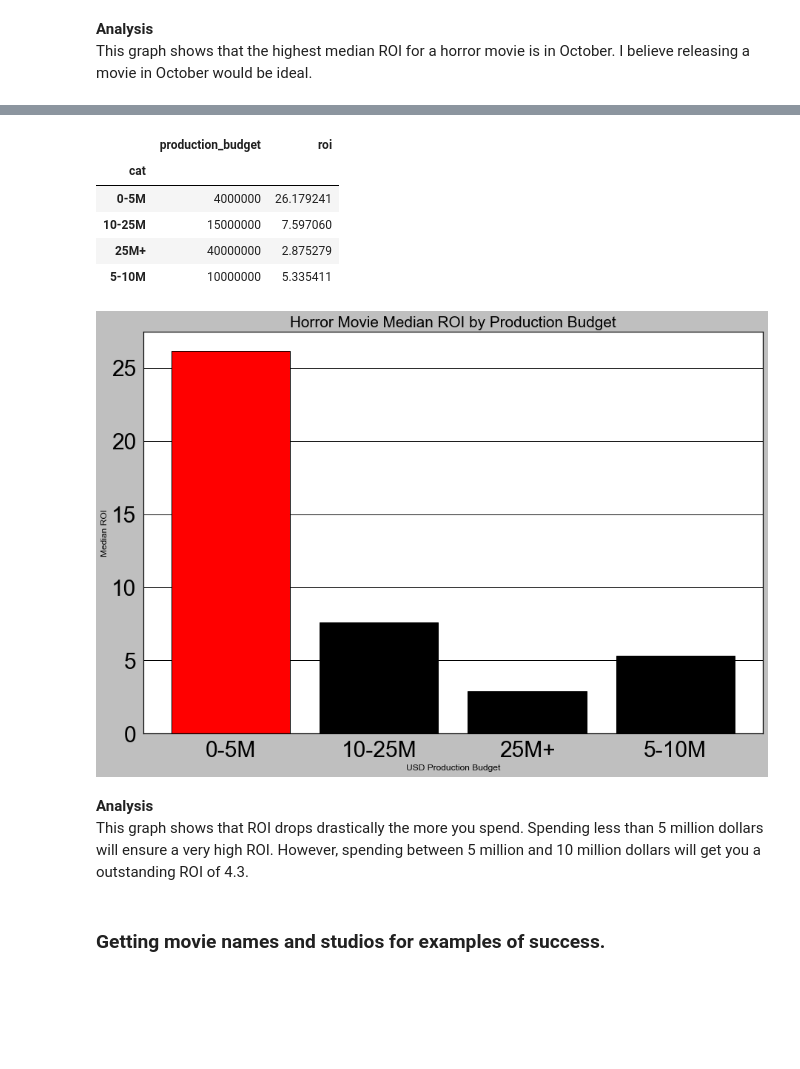
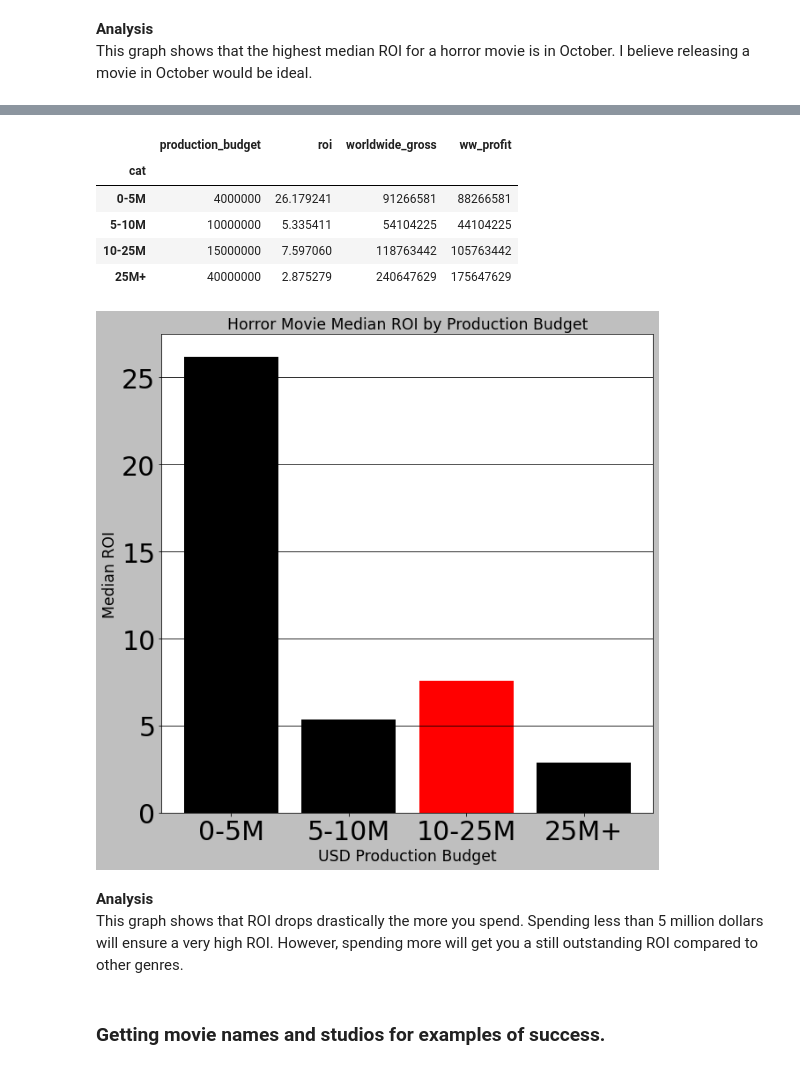
Before and after one commit to bentson1187/dsc-phase-1-project, a Jupyter notebook: Bentson, Brian Phase 1 Project.ipynb, the cells around one changed output, grey strips where cells are left out. Drawn from its saved outputs; the diff is of its cells as text; code cells hidden in the pictures; blank space fills up the shorter version.

```diff
--- a/Bentson, Brian Phase 1 Project.ipynb
+++ b/Bentson, Brian Phase 1 Project.ipynb
@@ -1434,9 +1577,9 @@ Horror/Thriller/Mystery movies are about 28% cheaper to produce
 I will define success of a movie where the roi is greater than or equal to 2 which is that the film has returned 2 times more profit than the initial cost.
 # %%
 #create a new column based off roi which measures success or failure
-movies_df_5_2 = movies_df_genres.loc[:,['genres','roi']]
-movies_df_5_2['Success'] = np.where(movies_df_5_2['roi'] >= 2, True, False)
-movies_df_5_2
+movies_df_5_3 = movies_df_genres.loc[:,['genres','roi']]
+movies_df_5_3['Success'] = np.where(movies_df_5_3['roi'] >= 2, True, False)
+movies_df_5_3
 # %% [output]
 |  | genres | roi | Success |
 | 0 | Adventure | 1.064409 | False |
@@ -1527,0 +1680,4 @@ movies_df_genres
+# %%
+#add success column
+movies_df_genres['Success'] = np.where(movies_df_5_3['roi'] >= 2, True, False)
+movies_df_genres
@@ -1659,0 +1878,6 @@ roi_vs_production_budget
+# %%
+#create a dataframe for analysis
+roi_vs_production_budget = movies_df_horror[['movie','production_budget',
+                                             'roi','worldwide_gross']]
+roi_vs_production_budget['ww_profit'] = roi_vs_production_budget['worldwide_gross'] - roi_vs_production_budget['production_budget']
+roi_vs_production_budget
@@ -1697,33 +1934,34 @@ See the caveats in the documentation: https://pandas.pydata.org/pandas-docs/stab
 # %%
 #creating dataframe to graph roi by quartile production budget
 graph_roi_vs_prod_budget = roi_vs_production_budget.groupby('cat').median()
+graph_roi_vs_prod_budget = graph_roi_vs_prod_budget.reindex(['0-5M','5-10M','10-25M', '25M+'])
 graph_roi_vs_prod_budget
 # %% [output]
-|  | production_budget | roi |
-| cat |  |  |
-| 0-5M | 4000000 | 26.179241 |
-| 10-25M | 15000000 | 7.597060 |
-| 25M+ | 40000000 | 2.875279 |
-| 5-10M | 10000000 | 5.335411 |
+|  | production_budget | roi | worldwide_gross | ww_profit |
+| cat |  |  |  |  |
+| 0-5M | 4000000 | 26.179241 | 91266581 | 88266581 |
+| 5-10M | 10000000 | 5.335411 | 54104225 | 44104225 |
+| 10-25M | 15000000 | 7.597060 | 118763442 | 105763442 |
+| 25M+ | 40000000 | 2.875279 | 240647629 | 175647629 |
 # %%
 #create a barplot showing the median roi by production_budget quartile
-fig, ax = plt.subplots(figsize=(15,10))
+fig, ax = plt.subplots(figsize=(10,10))
 x=graph_roi_vs_prod_budget.index
 y=graph_roi_vs_prod_budget['roi']
 
-ax.bar(x=x, height=y, color=['red','black','black','black'])
+ax.bar(x=x, height=y, color=['black','black','red','black'])
 
 ax.set_title('Horror Movie Median ROI by Production Budget', fontsize='xx-large')
-ax.set_xlabel('USD Production Budget')
-ax.set_ylabel('Median ROI')
+ax.set_xlabel('USD Production Budget',fontsize='xx-large')
+ax.set_ylabel('Median ROI',fontsize='xx-large')
 ax.tick_params(axis='both', which='major', labelsize=30)
-ax.grid(axis='x')
+ax.grid(axis='y')
 # %% [output]
-[figure, old version]
+[figure, new version]
 # %% [markdown]
 **Analysis**
 <br>
-This graph shows that ROI drops drastically the more you spend. Spending less than 5 million dollars will ensure a very high ROI. However, spending between 5 million and 10 million dollars will get you a outstanding ROI of 4.3.
+This graph shows that ROI drops drastically the more you spend. Spending less than 5 million dollars will ensure a very high ROI. However, spending more will get you a still outstanding ROI compared to other genres.
 # %% [markdown]
 ### Getting movie names and studios for examples of success.
 # %%
```
Also changed, not shown: parts of 125 cells of this notebook, 2 other files.
